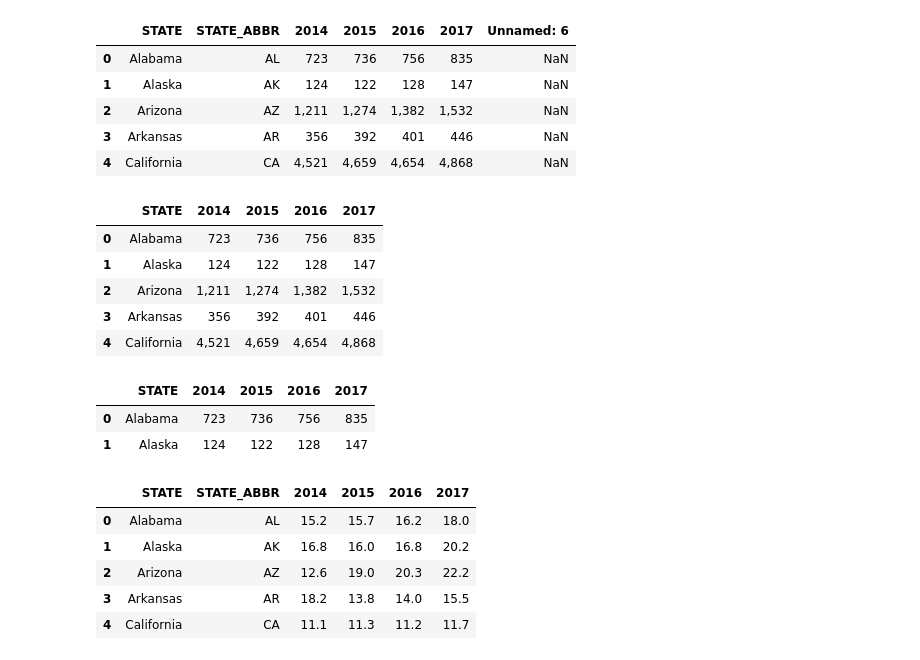
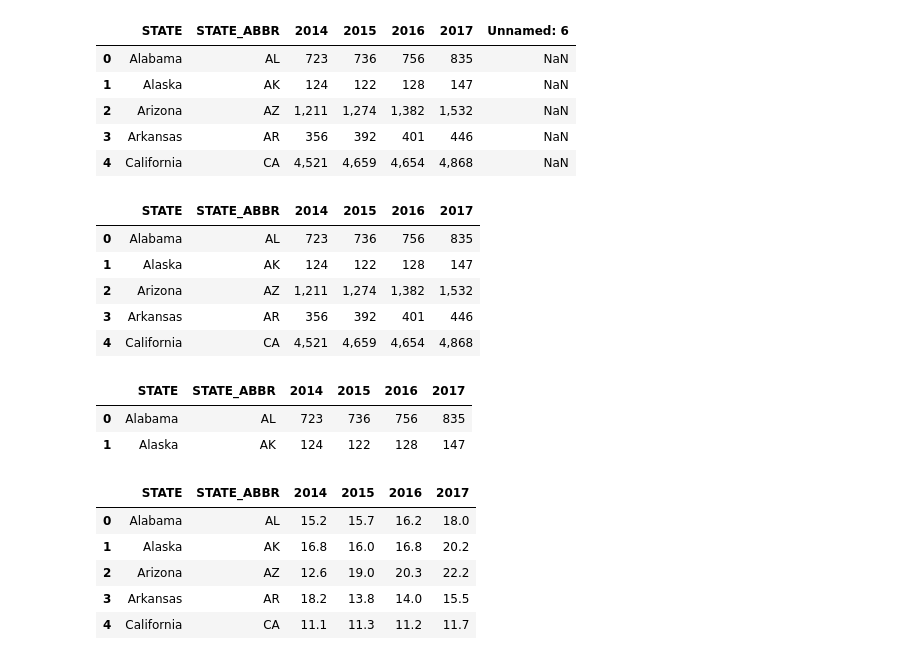
Before and after one commit to Terrymain2019/Drug_Overdose_Deaths, a Jupyter notebook: Opioid_Epidemic.ipynb, the cells around one changed output. Drawn from its saved outputs; the diff is of its cells as text; code cells hidden in the pictures.

```diff
--- a/Opioid_Epidemic.ipynb
+++ b/Opioid_Epidemic.ipynb
@@ -33,22 +36,22 @@ death_count.head()
 | 3 | Arkansas | AR | 356 | 392 | 401 | 446 | NaN |
 | 4 | California | CA | 4,521 | 4,659 | 4,654 | 4,868 | NaN |
 # %%
-death_ct = death_count.drop(['Unnamed: 6','STATE_ABBR'], axis=1)
+death_ct = death_count.drop(['Unnamed: 6'], axis=1)
 death_ct.head()
 # %% [output]
-|  | STATE | 2014 | 2015 | 2016 | 2017 |
-| 0 | Alabama | 723 | 736 | 756 | 835 |
-| 1 | Alaska | 124 | 122 | 128 | 147 |
-| 2 | Arizona | 1,211 | 1,274 | 1,382 | 1,532 |
-| 3 | Arkansas | 356 | 392 | 401 | 446 |
-| 4 | California | 4,521 | 4,659 | 4,654 | 4,868 |
+|  | STATE | STATE_ABBR | 2014 | 2015 | 2016 | 2017 |
+| 0 | Alabama | AL | 723 | 736 | 756 | 835 |
+| 1 | Alaska | AK | 124 | 122 | 128 | 147 |
+| 2 | Arizona | AZ | 1,211 | 1,274 | 1,382 | 1,532 |
+| 3 | Arkansas | AR | 356 | 392 | 401 | 446 |
+| 4 | California | CA | 4,521 | 4,659 | 4,654 | 4,868 |
 # %%
 death_counts = death_ct.dropna()
 death_counts.head(2)
 # %% [output]
-|  | STATE | 2014 | 2015 | 2016 | 2017 |
-| 0 | Alabama | 723 | 736 | 756 | 835 |
-| 1 | Alaska | 124 | 122 | 128 | 147 |
+|  | STATE | STATE_ABBR | 2014 | 2015 | 2016 | 2017 |
+| 0 | Alabama | AL | 723 | 736 | 756 | 835 |
+| 1 | Alaska | AK | 124 | 122 | 128 | 147 |
 # %%
 death_rate = pd.read_csv('data2/Drug_Overdose_Mortality_Rate.csv')
 death_rate.head()
```
Also changed, not shown: parts of 6 cells of this notebook.
